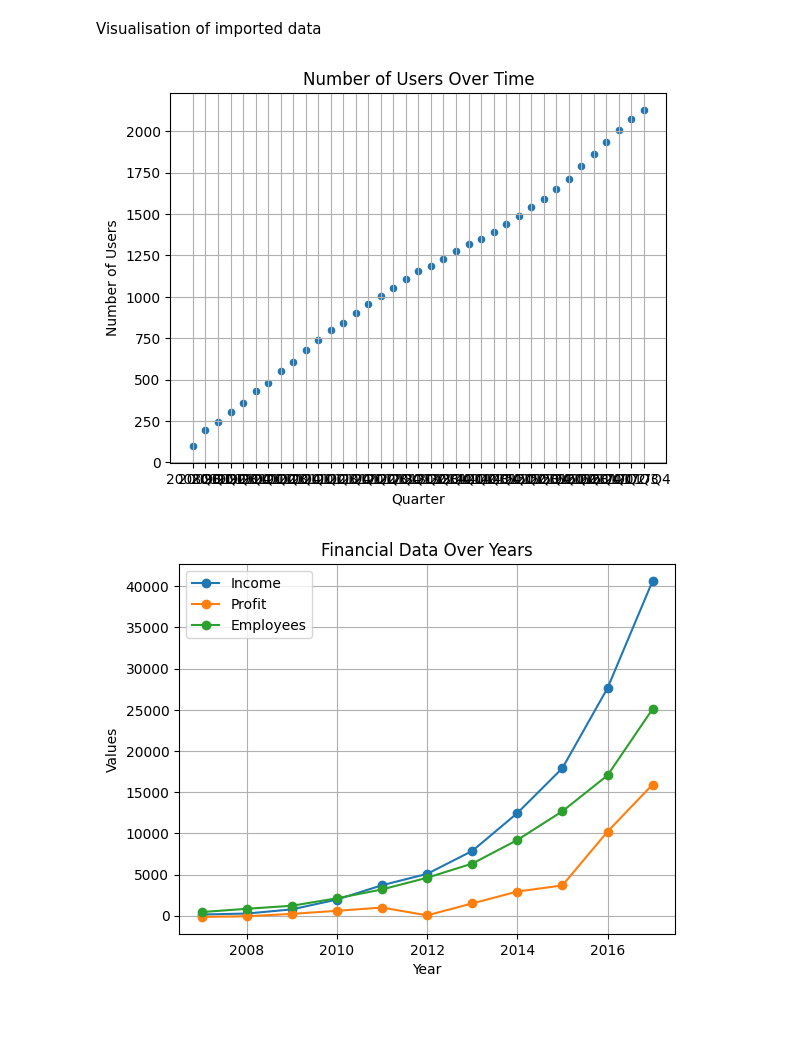
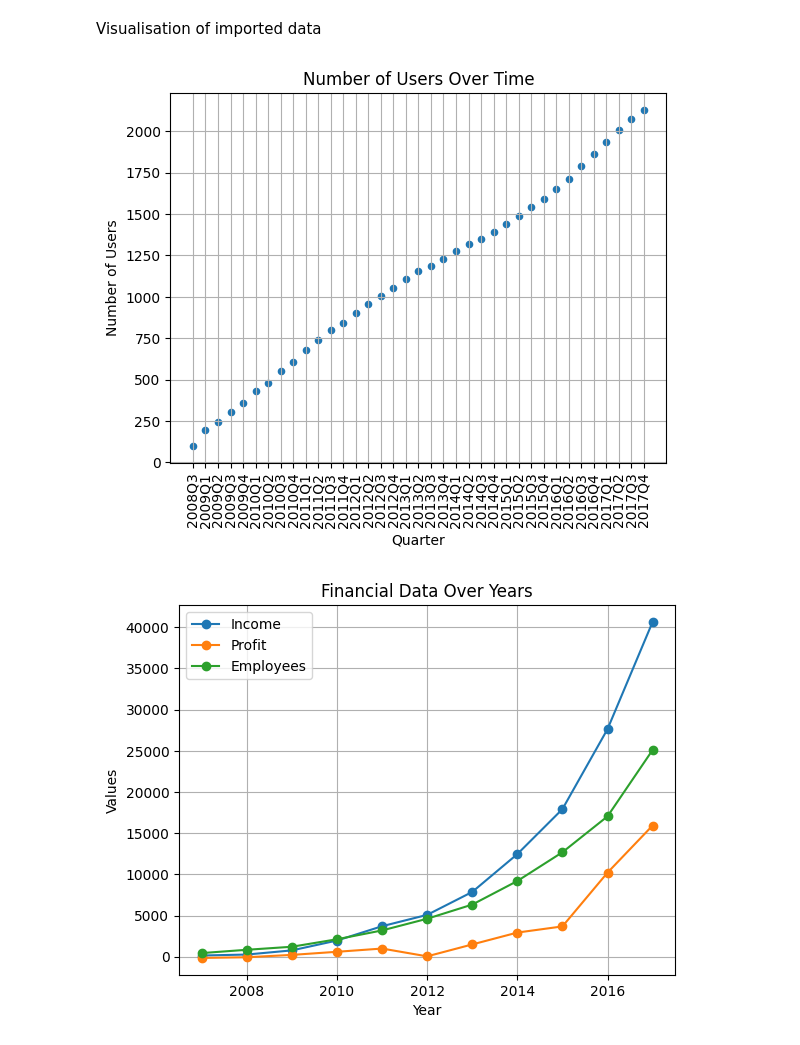
Before and after one commit to adrianpiecek/Metody-Eksploracji-Danych---model-analizy-biznesowe, a Jupyter notebook: Model.ipynb, the cells around one changed output. Saved outputs shown, nothing was run; the diff lists cells and outputs as text; code cells hidden in the pictures; blank space fills up the shorter version.

```diff
--- a/Model.ipynb
+++ b/Model.ipynb
@@ -62,13 +62,14 @@ Visualisation of imported data
 # %%
 users_data['Year_Quarter'] = users_data['Year'].astype(str) + 'Q' + users_data['Quarter'].astype(str)
 
 users_data.plot(x='Year_Quarter', y='Users', kind='scatter', marker='o', title='Number of Users Over Time')
 plt.xlabel('Quarter')
+plt.xticks(rotation=90)
 plt.ylabel('Number of Users')
 plt.grid(True)
 plt.show()
 # %% [output]
-[figure, old version]
+[figure, new version]
 # %%
 finance_data.plot(x='Year', y=['Income', 'Profit', 'Employees'], kind='line', marker='o', title='Financial Data Over Years')
 plt.xlabel('Year')
```
Also changed, not shown: parts of 9 cells of this notebook.
